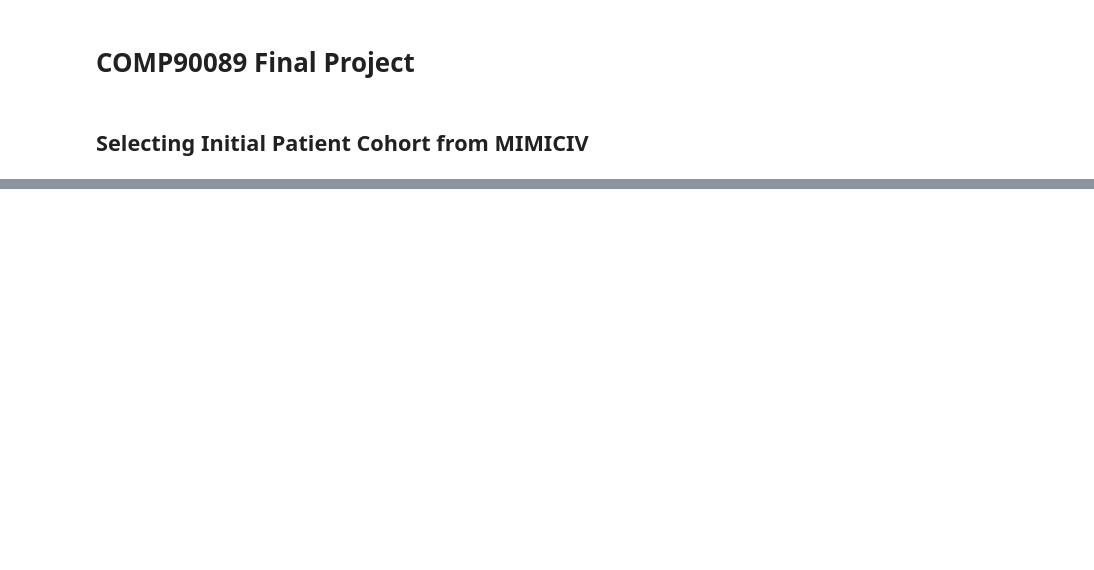
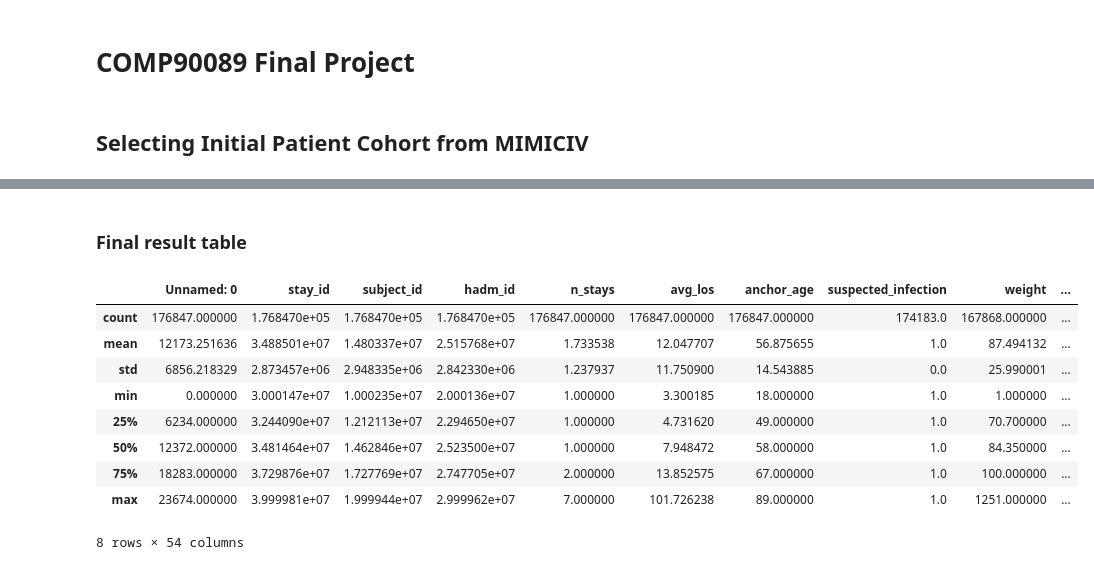
Before and after one commit to johnsonjzhou/comp90089-project, a Jupyter notebook: sql/initial_cohort.ipynb, the cells around one changed output, grey strips where cells are left out. Drawn from its saved outputs; the diff is of its cells as text; code cells hidden in the pictures; blank space fills up the shorter version.

Commit message:
Some corrections on the queries and all tables joined

```diff
--- a/sql/initial_cohort.ipynb
+++ b/sql/initial_cohort.ipynb
@@ -340,0 +437,16 @@ cohort_vasopressin.to_csv('/content/drive/MyDrive/cohort_vasopressin.csv')
+# %%
+#6. Join vasopressin rate
+
+query6 = f"""
+SELECT DISTINCT urine_output_joined.*,
+      cohort_vasopressin.*
+FROM urine_output_joined  As urine_output_joined
+LEFT JOIN cohort_vasopressin AS cohort_vasopressin
+ON urine_output_joined.stay_id = cohort_vasopressin.stay_id
+"""
+# %%
+#Run query
+vasopressin_rate_joined  = sqldf(query6, globals())
+# %%
+#Remove duplicate Ids columns
+vasopressin_rate_joined = vasopressin_rate_joined.loc[:,~vasopressin_rate_joined.columns.duplicated()].copy()
@@ -340,0 +455,4 @@ cohort_vasopressin.to_csv('/content/drive/MyDrive/cohort_vasopressin.csv')
+# %% [markdown]
+### **Final result table**
+# %%
+intial_cohort = vasopressin_rate_joined.copy()
@@ -340,0 +461,13 @@ cohort_vasopressin.to_csv('/content/drive/MyDrive/cohort_vasopressin.csv')
+# %%
+intial_cohort.describe()
+# %% [output]
+|  | Unnamed: 0 | stay_id | subject_id | hadm_id | n_stays | avg_los | anchor_age | suspected_infection | weight | ... |
+| count | 176847.000000 | 1.768470e+05 | 1.768470e+05 | 1.768470e+05 | 176847.000000 | 176847.000000 | 176847.000000 | 174183.0 | 167868.000000 | ... |
+| mean | 12173.251636 | 3.488501e+07 | 1.480337e+07 | 2.515768e+07 | 1.733538 | 12.047707 | 56.875655 | 1.0 | 87.494132 | ... |
+| std | 6856.218329 | 2.873457e+06 | 2.948335e+06 | 2.842330e+06 | 1.237937 | 11.750900 | 14.543885 | 0.0 | 25.990001 | ... |
+| min | 0.000000 | 3.000147e+07 | 1.000235e+07 | 2.000136e+07 | 1.000000 | 3.300185 | 18.000000 | 1.0 | 1.000000 | ... |
+| 25% | 6234.000000 | 3.244090e+07 | 1.212113e+07 | 2.294650e+07 | 1.000000 | 4.731620 | 49.000000 | 1.0 | 70.700000 | ... |
+| 50% | 12372.000000 | 3.481464e+07 | 1.462846e+07 | 2.523500e+07 | 1.000000 | 7.948472 | 58.000000 | 1.0 | 84.350000 | ... |
+| 75% | 18283.000000 | 3.729876e+07 | 1.727769e+07 | 2.747705e+07 | 2.000000 | 13.852575 | 67.000000 | 1.0 | 100.000000 | ... |
+| max | 23674.000000 | 3.999981e+07 | 1.999944e+07 | 2.999962e+07 | 7.000000 | 101.726238 | 89.000000 | 1.0 | 1251.000000 | ... |
+8 rows × 54 columns
```
Also changed, not shown: parts of 26 cells of this notebook.
